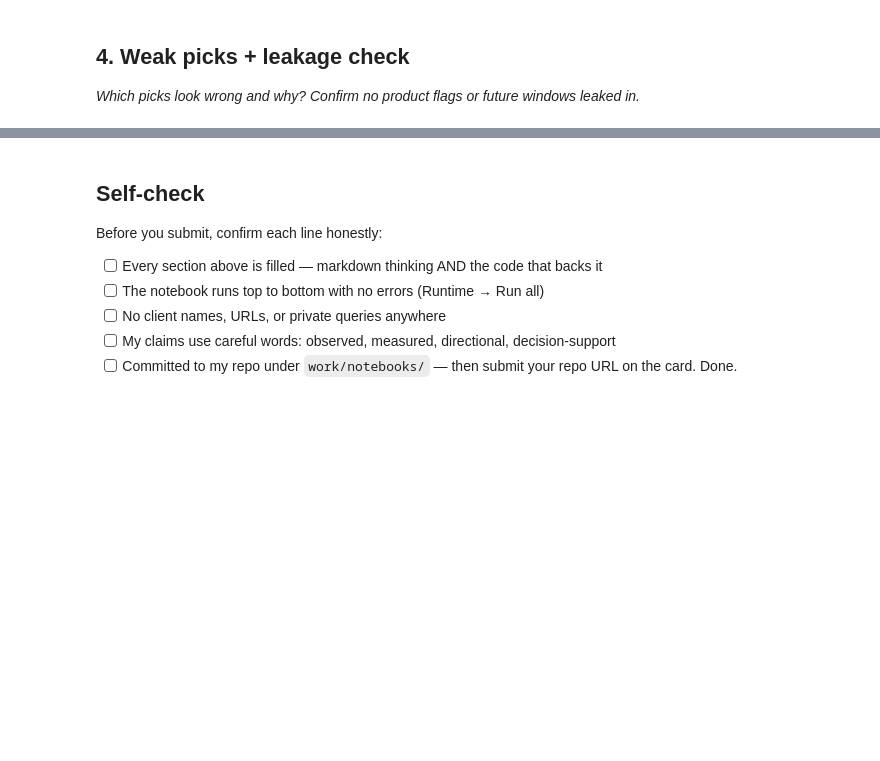
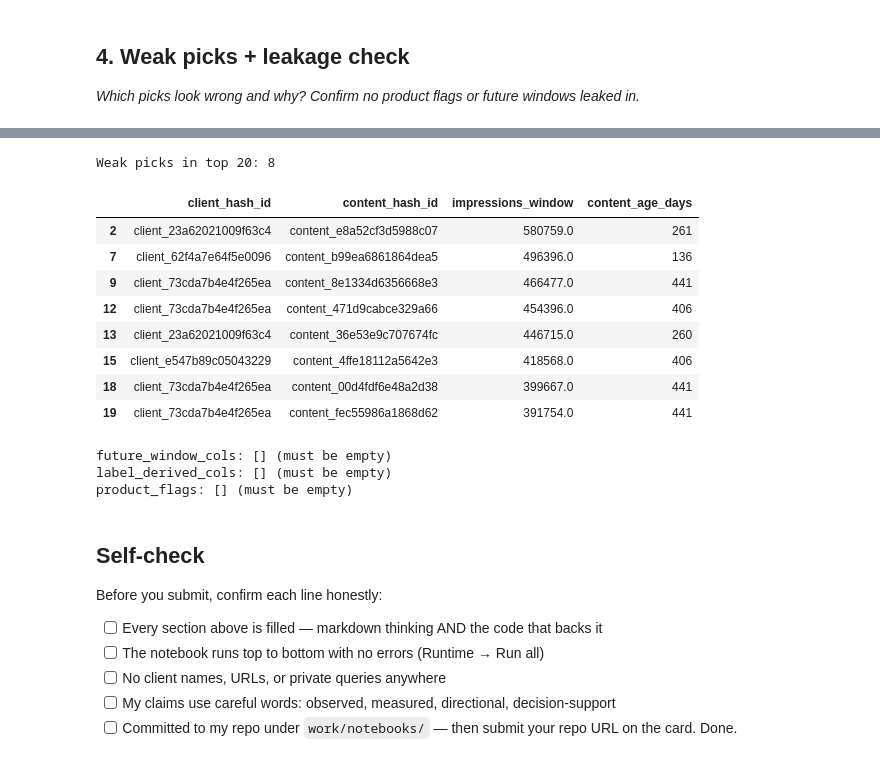
Before and after one commit to Zainab-Aijaz/FlyRank_ML_Assignment_Internship, a Jupyter notebook: work/notebooks/w04_baseline_score.ipynb, the cells around one changed output, grey strips where cells are left out. Drawn from its saved outputs; the diff is of its cells as text; code cells hidden in the pictures; blank space fills up the shorter version.

```diff
--- a/work/notebooks/w04_baseline_score.ipynb
+++ b/work/notebooks/w04_baseline_score.ipynb
@@ -529,5 +230,0 @@ Excluded/leaky columns present in final scored frame: []
-# %%
-# This cell is for CODE (numbers, a query, a check).
-# Write your text answer in the cell ABOVE this one — typing sentences here breaks Run All.
-top20 = ranked.head(20)[["client_hash_id", "content_hash_id", "score", "reason_code", "action"]]
-top20
@@ -604,3 +231,34 @@ I confirmed none of the columns from the future (like March's actual click numbe
+# %%
+# Weak picks: flagged HIGH_VOLUME_RISK but did NOT decline
+weak_picks = top20[top20["declined"] == 0]
+print("Weak picks in top 20:", len(weak_picks))
+weak_picks[["client_hash_id", "content_hash_id", "impressions_window", "content_age_days"]]
+# %% [output]
+Weak picks in top 20: 8
+|  | client_hash_id | content_hash_id | impressions_window | content_age_days |
+| 2 | client_23a62021009f63c4 | content_e8a52cf3d5988c07 | 580759.0 | 261 |
+| 7 | client_62f4a7e64f5e0096 | content_b99ea6861864dea5 | 496396.0 | 136 |
+| 9 | client_73cda7b4e4f265ea | content_8e1334d6356668e3 | 466477.0 | 441 |
+| 12 | client_73cda7b4e4f265ea | content_471d9cabce329a66 | 454396.0 | 406 |
+| 13 | client_23a62021009f63c4 | content_36e53e9c707674fc | 446715.0 | 260 |
+| 15 | client_e547b89c05043229 | content_4ffe18112a5642e3 | 418568.0 | 406 |
+| 18 | client_73cda7b4e4f265ea | content_00d4fdf6e48a2d38 | 399667.0 | 441 |
+| 19 | client_73cda7b4e4f265ea | content_fec55986a1868d62 | 391754.0 | 441 |
+# %%
+# Leakage / product-flag check on the FINAL scoring formula
+scoring_inputs = ["impressions_window"]
+excluded_check = {
+    "future_window_cols": ["clicks_may", "impressions_may"],
+    "label_derived_cols": ["declined", "clicks_diff"],
+    "product_flags": ["is_deleted", "is_published"]
+}
+for category, cols in excluded_check.items():
+    present = [c for c in cols if c in scoring_inputs]
+    print(f"{category}: {present} (must be empty)")
+# %% [output]
+future_window_cols: [] (must be empty)
+label_derived_cols: [] (must be empty)
+product_flags: [] (must be empty)
 # %% [markdown]
 ## Self-check
 
```
Also changed, not shown: parts of 42 cells of this notebook.
